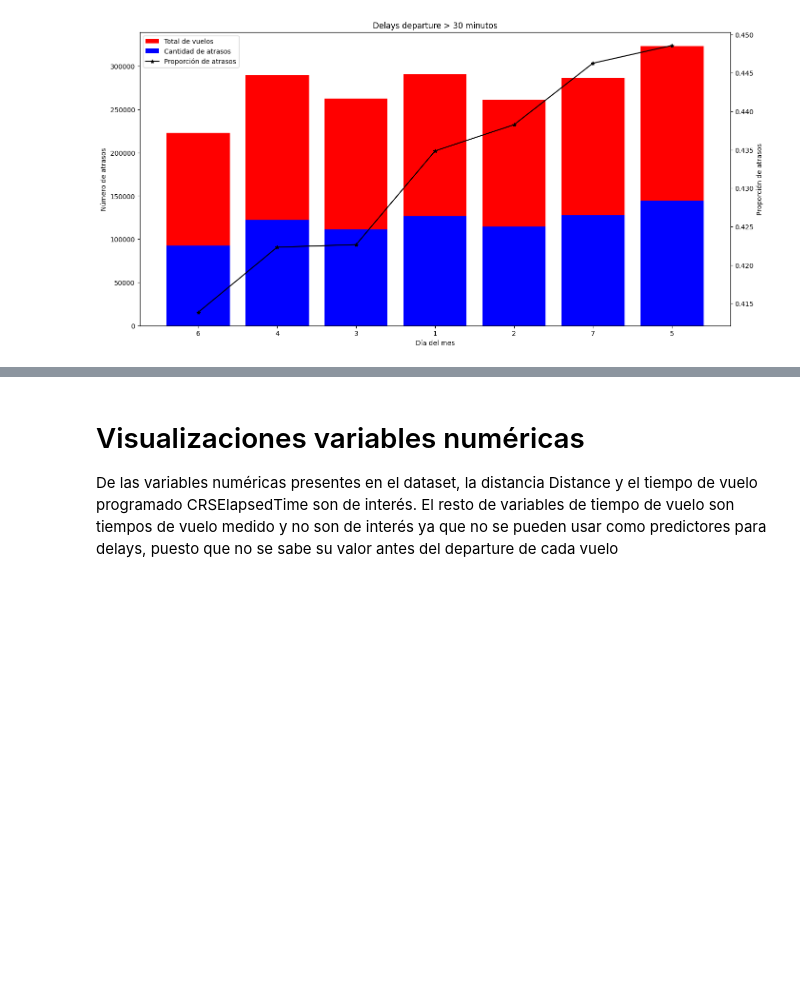
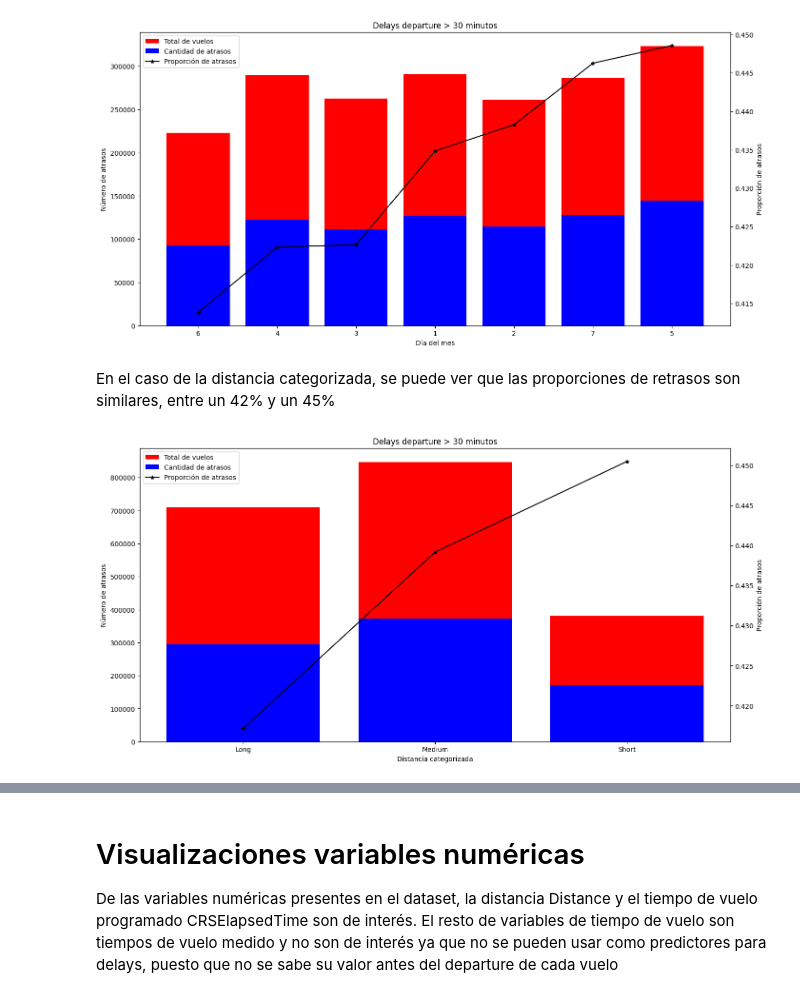
Before and after one commit to gabalvarezmc/AnalisisDatos_T1, a Jupyter notebook: 03_Visualizaciones.ipynb, the cells around one changed output, grey strips where cells are left out. Cells and saved outputs as stored; diff of their text form; code cells hidden in the pictures; blank space fills up the shorter version.

Commit message:
Añadiendo visualizaciones de categóricas restantes

```diff
--- a/03_Visualizaciones.ipynb
+++ b/03_Visualizaciones.ipynb
@@ -198,3 +198,9 @@ Se puede ver que aparentemente hay tendencias con el día de la semana, pero las
 delay_proportion_plot(df, "DayOfWeek", 30, ["Día del mes"], dep_only=True)
 # %% [output]
 [figure]
+# %% [markdown]
+En el caso de la distancia categorizada, se puede ver que las proporciones de retrasos son similares, entre un 42% y un 45%
+# %%
+delay_proportion_plot(df, "DistanceCategory", 30, ["Distancia categorizada"], dep_only=True)
+# %% [output]
+[figure, added]
```
Also changed, not shown: parts of 2 cells of this notebook.
